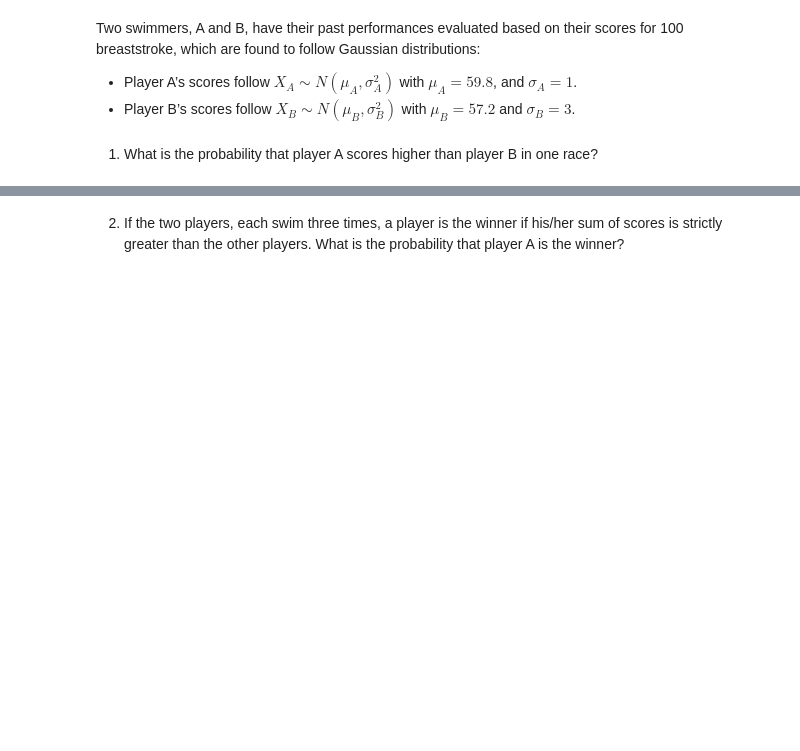
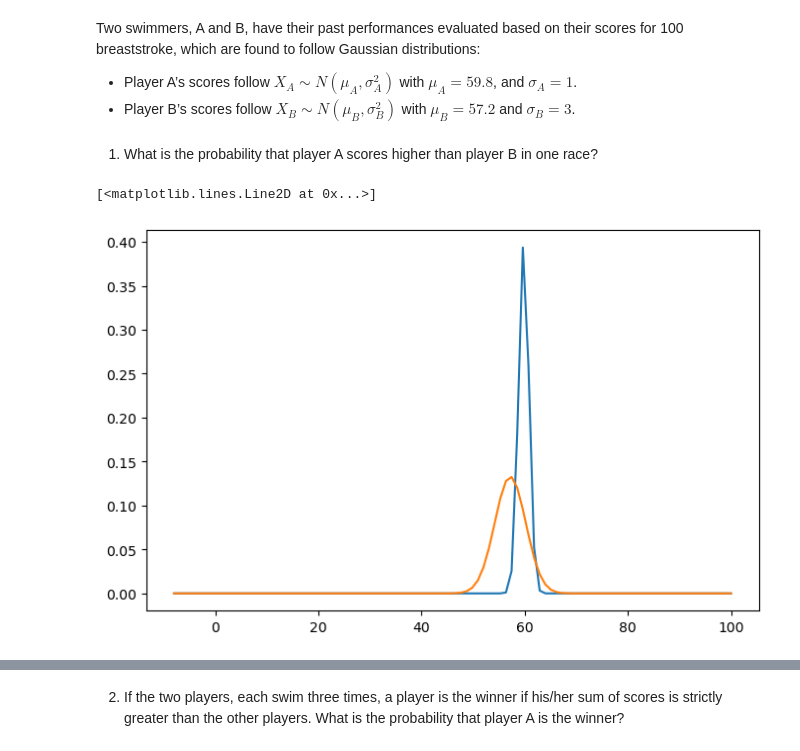
Before and after one commit to tyler-ruble/eel3850S25, a Jupyter notebook: lectures/lecture07-ContinuousRV/Lecture7-continuous-rv-in-class-edits.ipynb, the cells around one changed output, grey strips where cells are left out. Saved outputs shown, nothing was run; the diff lists cells and outputs as text; code cells hidden in the pictures; blank space fills up the shorter version.

```diff
--- a/lectures/lecture07-ContinuousRV/Lecture7-continuous-rv-in-class-edits.ipynb
+++ b/lectures/lecture07-ContinuousRV/Lecture7-continuous-rv-in-class-edits.ipynb
@@ -294,3 +294,19 @@ Two swimmers, A and B, have their past performances evaluated based on their sco
 - Player B’s scores follow  $X_B \sim N(\mu_B, \sigma_B^2)$  with $\mu_B=57.2 $ and $\sigma_B =3$.
 # %% [markdown]
 1. What is the probability that player A scores higher than player B in one race?
+# %%
+locA = 59.8
+scaleA = 1
+locB = 57.2
+scaleB = 3
+
+GA = stats.norm(loc = locA, scale = scaleA)
+GB = stats.norm(loc = locB, scale = scaleB)
+
+plt.figure(figsize=(8,5))
+x = np.linspace(-8,100,100)
+plt.plot(x, GA.pdf(x) ,label='player A')
+plt.plot(x, GB.pdf(x) ,label='player B')
+# %% [output]
+[<matplotlib.lines.Line2D at 0x...>]
+[figure, added]
```
Also changed, not shown: parts of 8 cells of this notebook.
